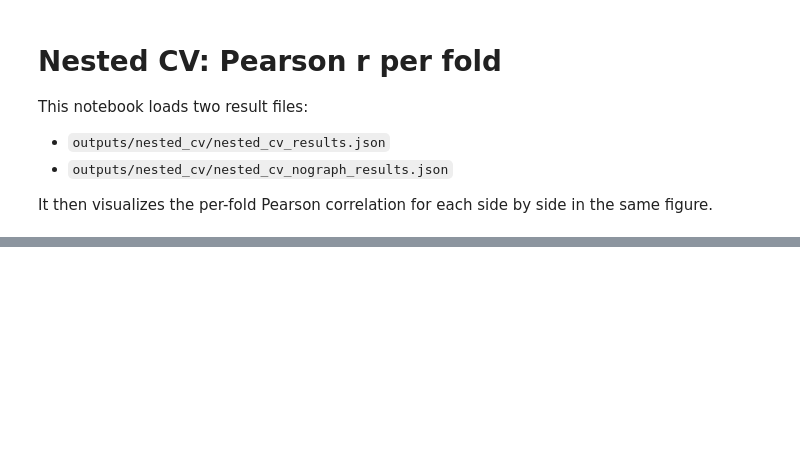
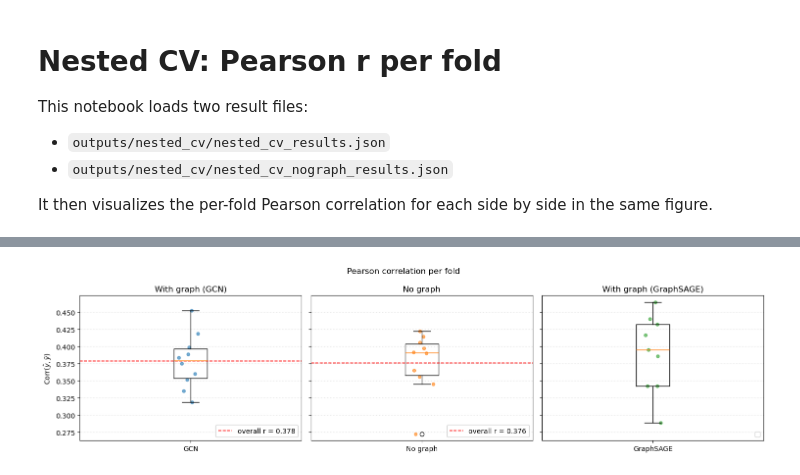
Before and after one commit to simennes/Project_thesis, a Jupyter notebook: nested_cv_analysis.ipynb, the cells around one changed output, grey strips where cells are left out. Drawn from its saved outputs; the diff is of its cells as text; code cells hidden in the pictures; blank space fills up the shorter version.

```diff
--- a/nested_cv_analysis.ipynb
+++ b/nested_cv_analysis.ipynb
@@ -111,0 +237,48 @@ plt.show()
+# %%
+# Boxplots of Pearson r for the three configurations side by side
+vals_a = dfa['pearson_r'].values
+vals_b = dfb['pearson_r'].values
+vals_c = dfc['pearson_r'].values
+
+fig, axes = plt.subplots(1, 3, figsize=(15, 4), sharey=True)
+
+# Left: with graph (GCN)
+axes[0].boxplot(vals_a, vert=True, labels=['GCN'])
+# jitter
+x0 = np.random.normal(loc=1, scale=0.03, size=len(vals_a))
+axes[0].scatter(x0, vals_a, alpha=0.6, s=20, color='tab:blue')
+if overall_a is not None:
+    axes[0].axhline(overall_a, color='red', linestyle='--', linewidth=1.2, label=f'overall r = {overall_a:.3f}')
+axes[0].set_title('With graph (GCN)')
+# y label in latex (Cor(\haty,\bary))
+axes[0].set_ylabel(r'Corr$(\hat{y}, \bar{y})$')
+axes[0].grid(axis='y', linestyle=':', alpha=0.5)
+axes[0].legend(loc='lower right')
+
+# Middle: no graph
+axes[1].boxplot(vals_b, vert=True, labels=['No graph'])
+# jitter
+x1 = np.random.normal(loc=1, scale=0.03, size=len(vals_b))
+axes[1].scatter(x1, vals_b, alpha=0.6, s=20, color='tab:orange')
+if overall_b is not None:
+    axes[1].axhline(overall_b, color='red', linestyle='--', linewidth=1.2, label=f'overall r = {overall_b:.3f}')
+axes[1].set_title('No graph')
+axes[1].grid(axis='y', linestyle=':', alpha=0.5)
+axes[1].legend(loc='lower right')
+
+# Right: GraphSAGE
+axes[2].boxplot(vals_c, vert=True, labels=['GraphSAGE'])
+# jitter
+x2 = np.random.normal(loc=1, scale=0.03, size=len(vals_c))
+axes[2].scatter(x2, vals_c, alpha=0.6, s=20, color='tab:green')
+#if overall_c is not None:
+#    axes[2].axhline(overall_c, color='red', linestyle='--', linewidth=1.2, label=f'overall r = {overall_c:.3f}')
+axes[2].set_title('With graph (GraphSAGE)')
+axes[2].grid(axis='y', linestyle=':', alpha=0.5)
+axes[2].legend(loc='lower right')
+
+fig.suptitle('Pearson correlation per fold')
+plt.tight_layout()
+plt.show()
+# %% [output]
+[figure, added]
```
Also changed, not shown: parts of 4 cells of this notebook.
